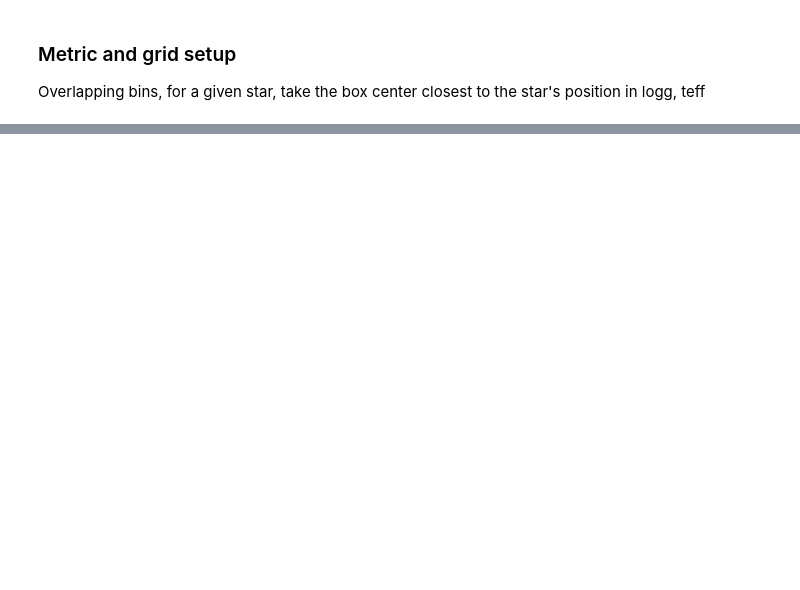
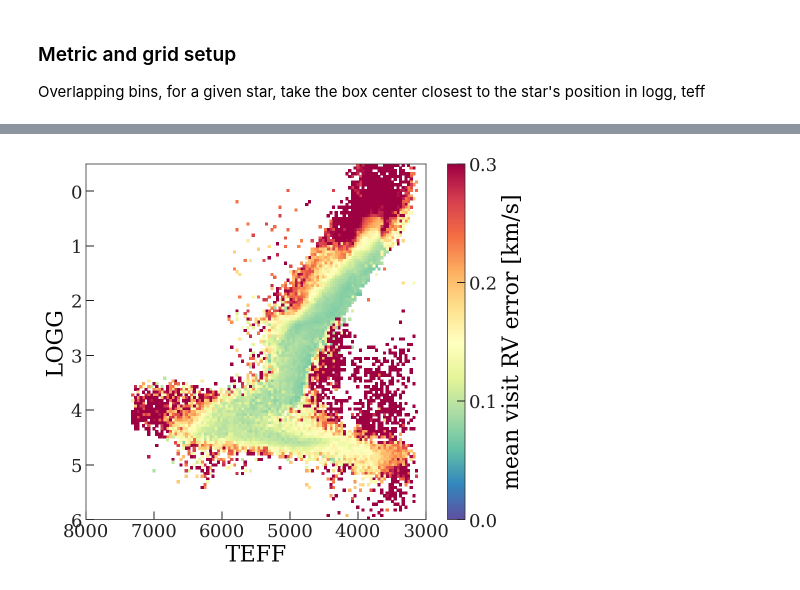
Before and after one commit to APOGEE-DR17-Binaries/VAC-pipeline, a Jupyter notebook: notebooks/Visit-error-calibrate.ipynb, the cells around one changed output, grey strips where cells are left out. Saved outputs shown, nothing was run; the diff lists cells and outputs as text; code cells hidden in the pictures; blank space fills up the shorter version.

```diff
--- a/notebooks/Visit-error-calibrate.ipynb
+++ b/notebooks/Visit-error-calibrate.ipynb
@@ -542,0 +417,6 @@ for snr in [10, 40, 100, 500]:
+# %%
+eval_stars, eval_visits = get_visits(
+    allstar, allvisit, LOGG=(-0.5, 6), TEFF=(3000, 8000))
+
+metric = np.array([teff_step, logg_step])
+kdtree = cKDTree(bin_means / metric)
@@ -542,0 +510,26 @@ for snr in [10, 40, 100, 500]:
+# %%
+stat = binned_statistic_2d(X[:, 0], X[:, 1],
+                           all_errs,
+                           bins=plot_teff_logg_bins,
+                           statistic=np.nanmean)
+
+fig, ax = plt.subplots(figsize=(7, 6))
+
+cs = ax.pcolormesh(stat.x_edge, stat.y_edge,
+                   stat.statistic.T,
+                   vmin=0, vmax=0.3,
+                   cmap='Spectral_r')
+
+cb = fig.colorbar(cs)
+cb.set_label('mean visit RV error [km/s]')
+cb.set_ticks(np.arange(0, 0.3+1e-3, 0.1))
+
+ax.set_xlabel('TEFF')
+ax.set_xlim(plot_teff_logg_bins[0].max(), plot_teff_logg_bins[0].min())
+ax.set_ylim(plot_teff_logg_bins[1].max(), plot_teff_logg_bins[1].min())
+ax.set_ylabel('LOGG')
+
+fig.tight_layout()
+fig.set_facecolor('w')
+# %% [output]
+[figure, added]
```
Also changed, not shown: parts of 74 cells of this notebook.
